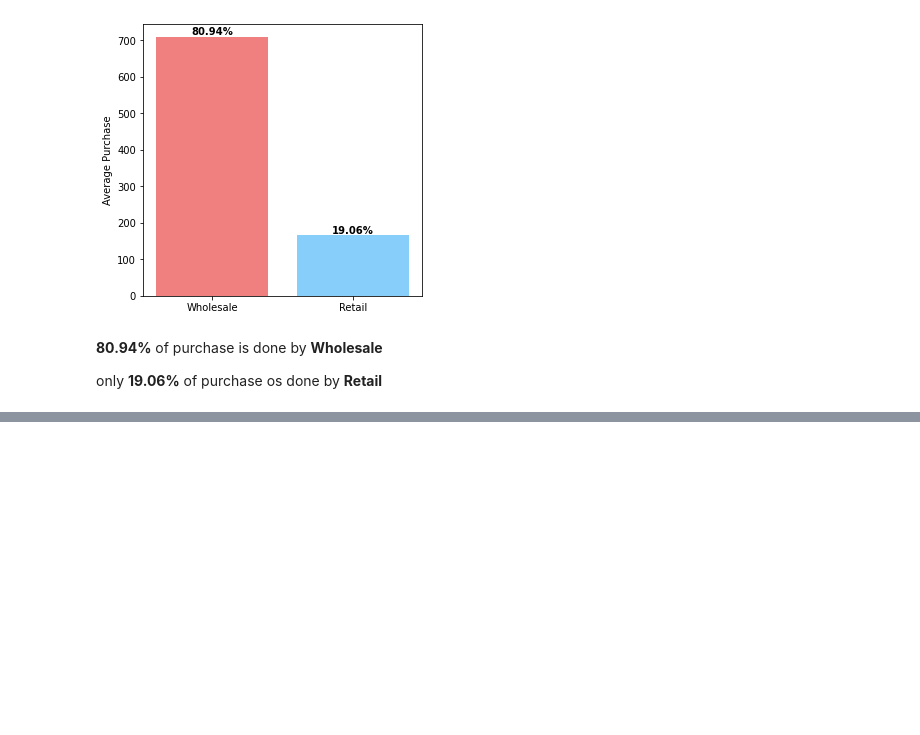
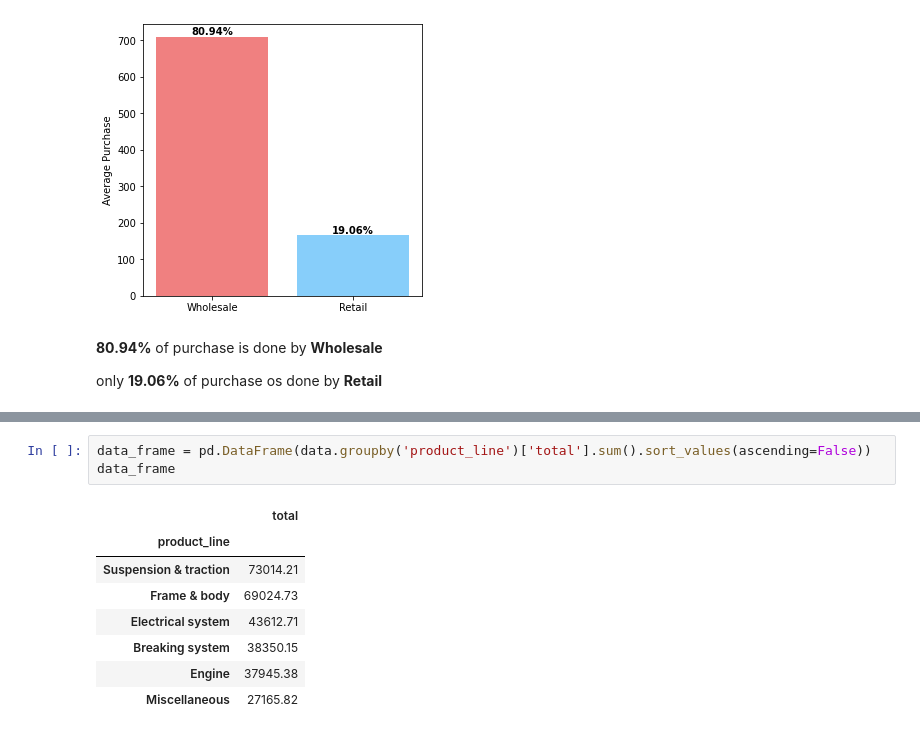
Before and after one commit to naseemap47/MotorcycleParts-DataAnalysis-python, a Jupyter notebook: jupyter_notebook.ipynb, the cells around one changed output, grey strips where cells are left out. Drawn from its saved outputs; the diff is of its cells as text; blank space fills up the shorter version.

```diff
--- a/jupyter_notebook.ipynb
+++ b/jupyter_notebook.ipynb
@@ -181,0 +202,12 @@ only **19.06%** of purchase os done by **Retail**
+# %%
+data_frame = pd.DataFrame(data.groupby('product_line')['total'].sum().sort_values(ascending=False))
+data_frame
+# %% [output]
+|  | total |
+| product_line |  |
+| Suspension & traction | 73014.21 |
+| Frame & body | 69024.73 |
+| Electrical system | 43612.71 |
+| Breaking system | 38350.15 |
+| Engine | 37945.38 |
+| Miscellaneous | 27165.82 |
```
Also changed, not shown: parts of 4 cells of this notebook.
